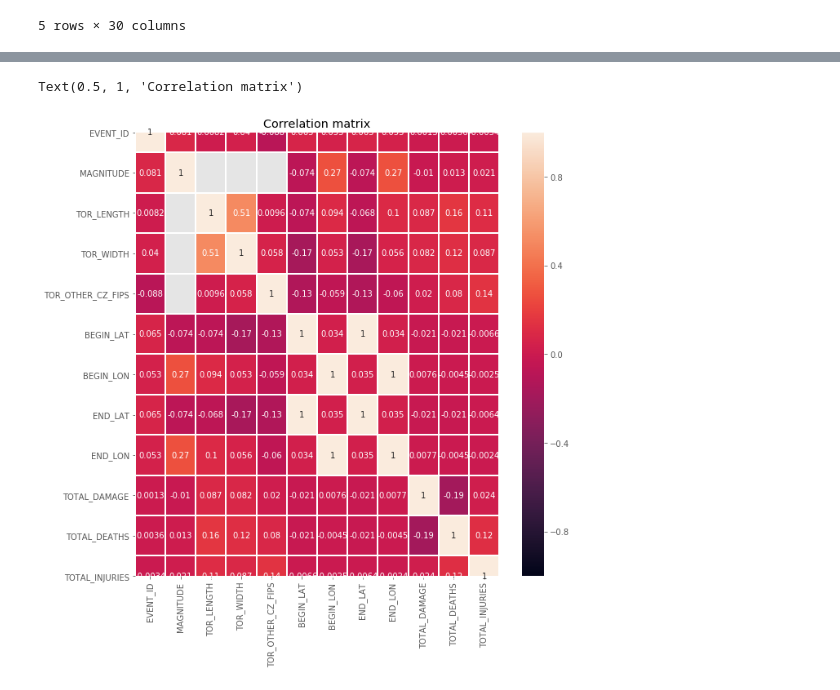
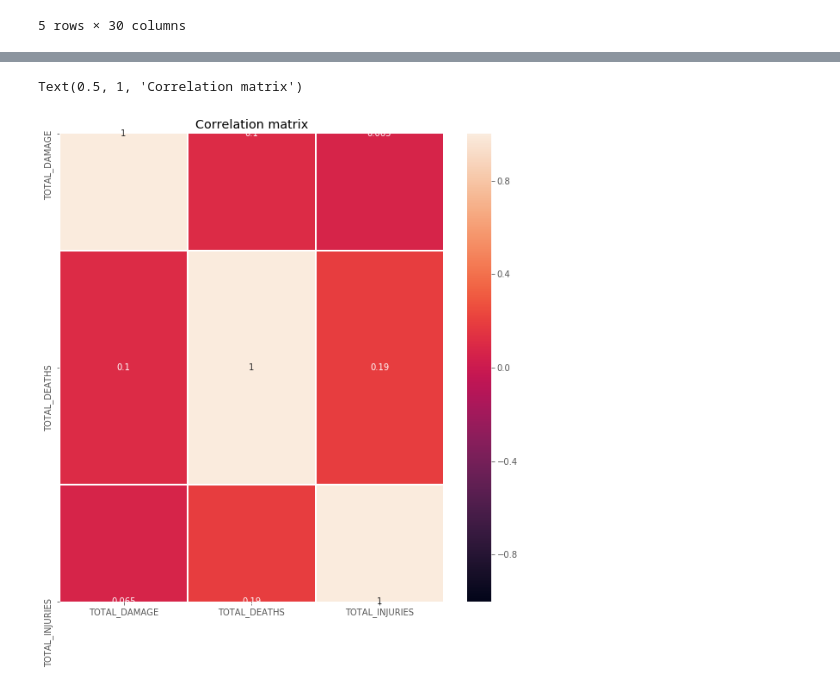
Before and after one commit to HzSaifee/Storm-Analysis-Report, a Jupyter notebook: storm-analysis.ipynb, the cells around one changed output, grey strips where cells are left out. Cells and saved outputs as stored; diff of their text form; code cells hidden in the pictures.

```diff
--- a/storm-analysis.ipynb
+++ b/storm-analysis.ipynb
@@ -219,0 +238,2 @@ memory usage: 50.6+ MB
+# %%
+storms = storms[storms.TOTAL_INJURIES <= 200]
@@ -219,0 +252,2 @@ memory usage: 50.6+ MB
+# %%
+storms = storms[storms.TOTAL_DAMAGE >= 0]
@@ -219,0 +266,2 @@ memory usage: 50.6+ MB
+# %%
+storms = storms[storms.TOTAL_DEATHS <= 30]
@@ -219,0 +274,2 @@ memory usage: 50.6+ MB
+# %%
+storms1 = storms.iloc[:,24:27]
@@ -220,9 +287,9 @@ memory usage: 50.6+ MB
 # %%
-cmat = storms.corr()
+cmat = storms1.corr()
 plt.figure(figsize = (10,10))
 ax = sns.heatmap(cmat, vmin=-1, vmax=1, annot=True, linewidths = 1)
 
 plt.title("Correlation matrix")
 # %% [output]
 Text(0.5, 1, 'Correlation matrix')
-[figure, old version]
+[figure, new version]
```
Also changed, not shown: parts of 8 cells of this notebook.
